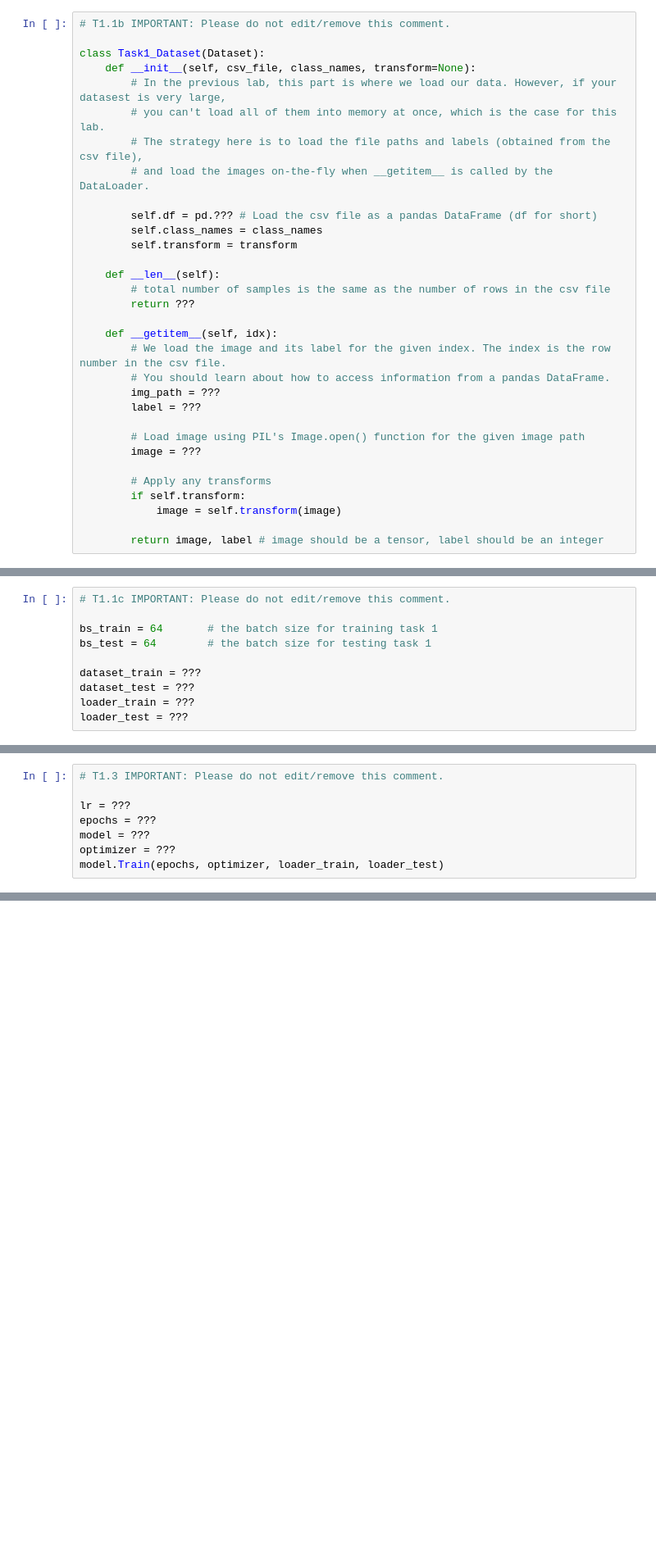
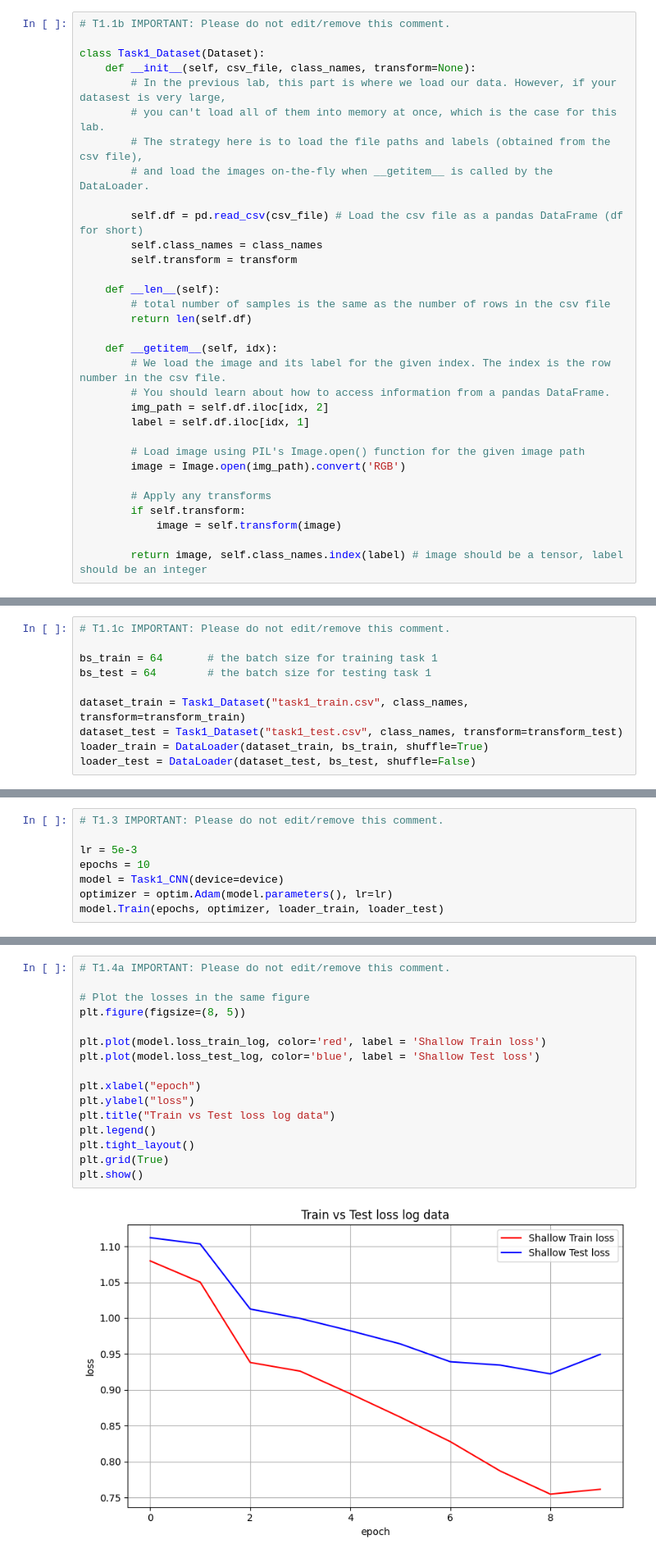
Before and after one commit to dillonlyr/ECE4179_Codes, a Jupyter notebook: Lab 4/Lab_4_student_2025.ipynb, the cells around one changed output, grey strips where cells are left out. Shown at 82% size. Drawn from its saved outputs; the diff is of its cells as text; blank space fills up the shorter version.

```diff
--- a/Lab 4/Lab_4_student_2025.ipynb
+++ b/Lab 4/Lab_4_student_2025.ipynb
@@ -110,28 +118,28 @@ class Task1_Dataset(Dataset):
         # The strategy here is to load the file paths and labels (obtained from the csv file),
         # and load the images on-the-fly when __getitem__ is called by the DataLoader.
 
-        self.df = pd.??? # Load the csv file as a pandas DataFrame (df for short)
+        self.df = pd.read_csv(csv_file) # Load the csv file as a pandas DataFrame (df for short)
         self.class_names = class_names
         self.transform = transform
 
     def __len__(self):
         # total number of samples is the same as the number of rows in the csv file
-        return ???
+        return len(self.df)
 
     def __getitem__(self, idx):
         # We load the image and its label for the given index. The index is the row number in the csv file.
         # You should learn about how to access information from a pandas DataFrame.
-        img_path = ???
-        label = ???
+        img_path = self.df.iloc[idx, 2]
+        label = self.df.iloc[idx, 1]
 
         # Load image using PIL's Image.open() function for the given image path
-        image = ???
+        image = Image.open(img_path).convert('RGB')
 
         # Apply any transforms
         if self.transform:
             image = self.transform(image)
 
-        return image, label # image should be a tensor, label should be an integer
+        return image, self.class_names.index(label) # image should be a tensor, label should be an integer
 # %% [markdown]
 #### (c) Create Dataset instance from the defined Class and then the DataLoaders
 
@@ -142,10 +150,10 @@ Now that you've defined your dataset Class, lets create an instance of it for tr
 bs_train = 64       # the batch size for training task 1
 bs_test = 64        # the batch size for testing task 1
 
-dataset_train = ???
-dataset_test = ???
-loader_train = ???
-loader_test = ???
+dataset_train = Task1_Dataset("task1_train.csv", class_names, transform=transform_train)
+dataset_test = Task1_Dataset("task1_test.csv", class_names, transform=transform_test)
+loader_train = DataLoader(dataset_train, bs_train, shuffle=True)
+loader_test = DataLoader(dataset_test, bs_test, shuffle=False)
 # %% [markdown]
 <div class="alert alert-block alert-info">
 
@@ -272,8 +339,8 @@ Now let's do some training for the network we just created! In this task, train
 # %%
 # T1.3 IMPORTANT: Please do not edit/remove this comment.
 
-lr = ???
-epochs = ???
-model = ???
-optimizer = ???
+lr = 5e-3
+epochs = 10
+model = Task1_CNN(device=device)
+optimizer = optim.Adam(model.parameters(), lr=lr)
 model.Train(epochs, optimizer, loader_train, loader_test)
@@ -304,3 +384,21 @@ In the model class, there are two variables `self.loss_train_log` and `self.loss
+# %%
+# T1.4a IMPORTANT: Please do not edit/remove this comment.
+
+# Plot the losses in the same figure
+plt.figure(figsize=(8, 5))
+
+plt.plot(model.loss_train_log, color='red', label = 'Shallow Train loss')
+plt.plot(model.loss_test_log, color='blue', label = 'Shallow Test loss')
+
+plt.xlabel("epoch")
+plt.ylabel("loss")
+plt.title("Train vs Test loss log data")
+plt.legend()
+plt.tight_layout()
+plt.grid(True)
+plt.show()
+# %% [output]
+[figure, added]
 # %% [markdown]
 #### (b) Evaluate the classification accuracy
 
```
Also changed, not shown: parts of 23 cells of this notebook, 13 other files.
